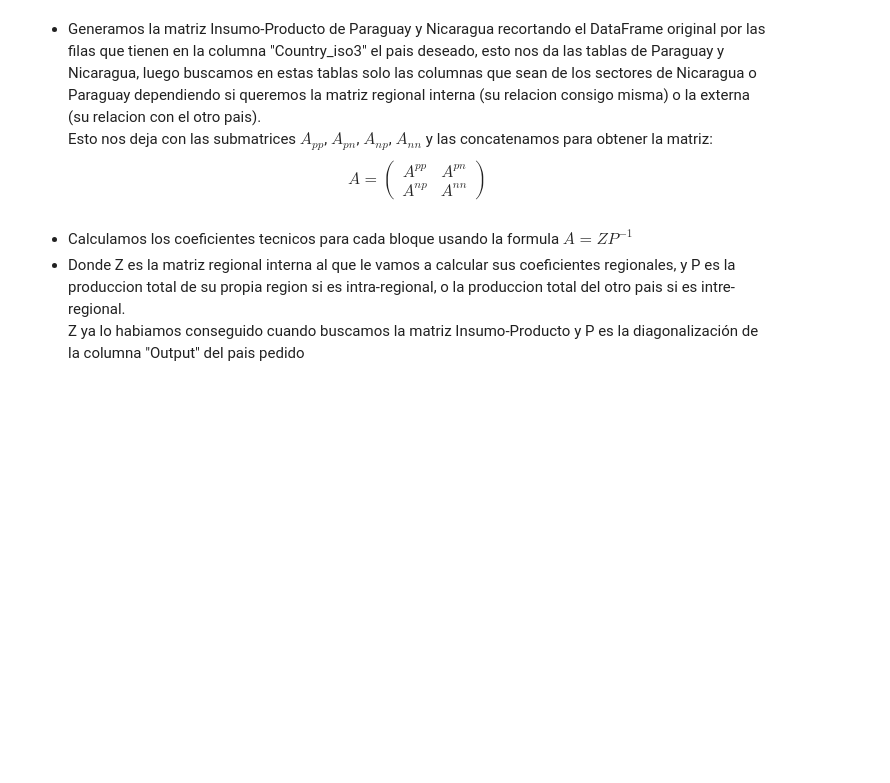
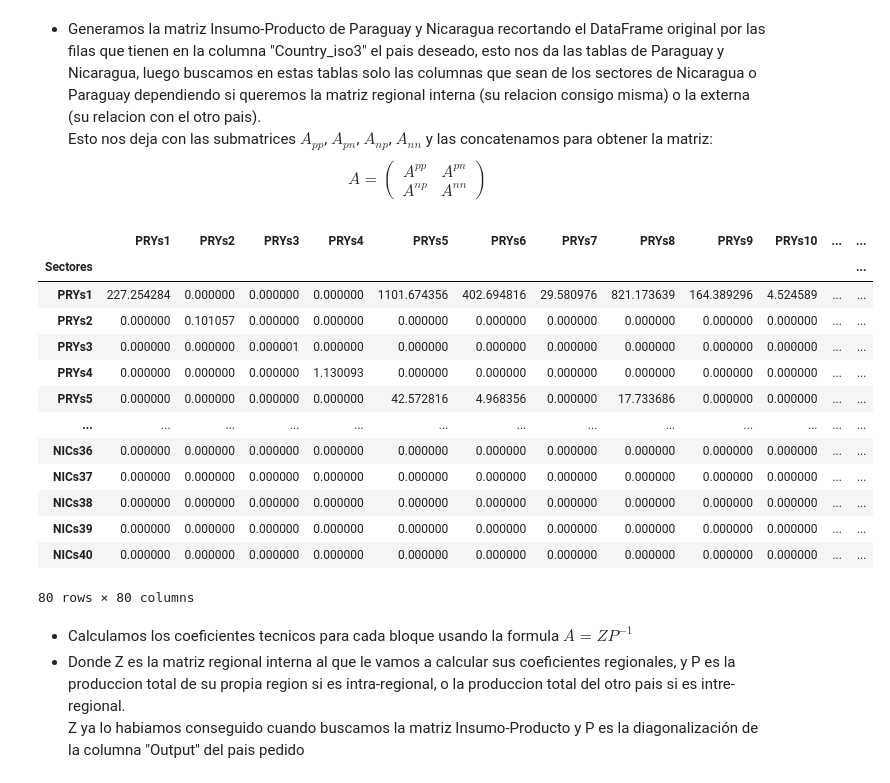
Before and after one commit to Nicowkra/ALC_TP1, a Jupyter notebook: grupo_AdictosAlPedal_TP1.ipynb, the cells around one changed output. Drawn from its saved outputs; the diff is of its cells as text; code cells hidden in the pictures; blank space fills up the shorter version.

```diff
--- a/grupo_AdictosAlPedal_TP1.ipynb
+++ b/grupo_AdictosAlPedal_TP1.ipynb
@@ -287,8 +287,22 @@ $$
     \end{pmatrix}
     $$
 # %%
-matriz = pd.read_excel("matriz.xlsx", sheet_name ="LAC_IOT_2011",)
-A = f.crearMatrizA(matriz)
+f.crearMatrizA()
+# %% [output]
+|  | PRYs1 | PRYs2 | PRYs3 | PRYs4 | PRYs5 | PRYs6 | PRYs7 | PRYs8 | PRYs9 | PRYs10 | ... | ... |
+| Sectores |  |  |  |  |  |  |  |  |  |  |  | ... |
+| PRYs1 | 227.254284 | 0.000000 | 0.000000 | 0.000000 | 1101.674356 | 402.694816 | 29.580976 | 821.173639 | 164.389296 | 4.524589 | ... | ... |
+| PRYs2 | 0.000000 | 0.101057 | 0.000000 | 0.000000 | 0.000000 | 0.000000 | 0.000000 | 0.000000 | 0.000000 | 0.000000 | ... | ... |
+| PRYs3 | 0.000000 | 0.000000 | 0.000001 | 0.000000 | 0.000000 | 0.000000 | 0.000000 | 0.000000 | 0.000000 | 0.000000 | ... | ... |
+| PRYs4 | 0.000000 | 0.000000 | 0.000000 | 1.130093 | 0.000000 | 0.000000 | 0.000000 | 0.000000 | 0.000000 | 0.000000 | ... | ... |
+| PRYs5 | 0.000000 | 0.000000 | 0.000000 | 0.000000 | 42.572816 | 4.968356 | 0.000000 | 17.733686 | 0.000000 | 0.000000 | ... | ... |
+| ... | ... | ... | ... | ... | ... | ... | ... | ... | ... | ... | ... | ... |
+| NICs36 | 0.000000 | 0.000000 | 0.000000 | 0.000000 | 0.000000 | 0.000000 | 0.000000 | 0.000000 | 0.000000 | 0.000000 | ... | ... |
+| NICs37 | 0.000000 | 0.000000 | 0.000000 | 0.000000 | 0.000000 | 0.000000 | 0.000000 | 0.000000 | 0.000000 | 0.000000 | ... | ... |
+| NICs38 | 0.000000 | 0.000000 | 0.000000 | 0.000000 | 0.000000 | 0.000000 | 0.000000 | 0.000000 | 0.000000 | 0.000000 | ... | ... |
+| NICs39 | 0.000000 | 0.000000 | 0.000000 | 0.000000 | 0.000000 | 0.000000 | 0.000000 | 0.000000 | 0.000000 | 0.000000 | ... | ... |
+| NICs40 | 0.000000 | 0.000000 | 0.000000 | 0.000000 | 0.000000 | 0.000000 | 0.000000 | 0.000000 | 0.000000 | 0.000000 | ... | ... |
+80 rows × 80 columns
 # %% [markdown]
 - Calculamos los coeficientes tecnicos para cada bloque usando la formula
 $A = ZP^{-1}
```
Also changed, not shown: parts of 1 cell of this notebook, 1 other file.
